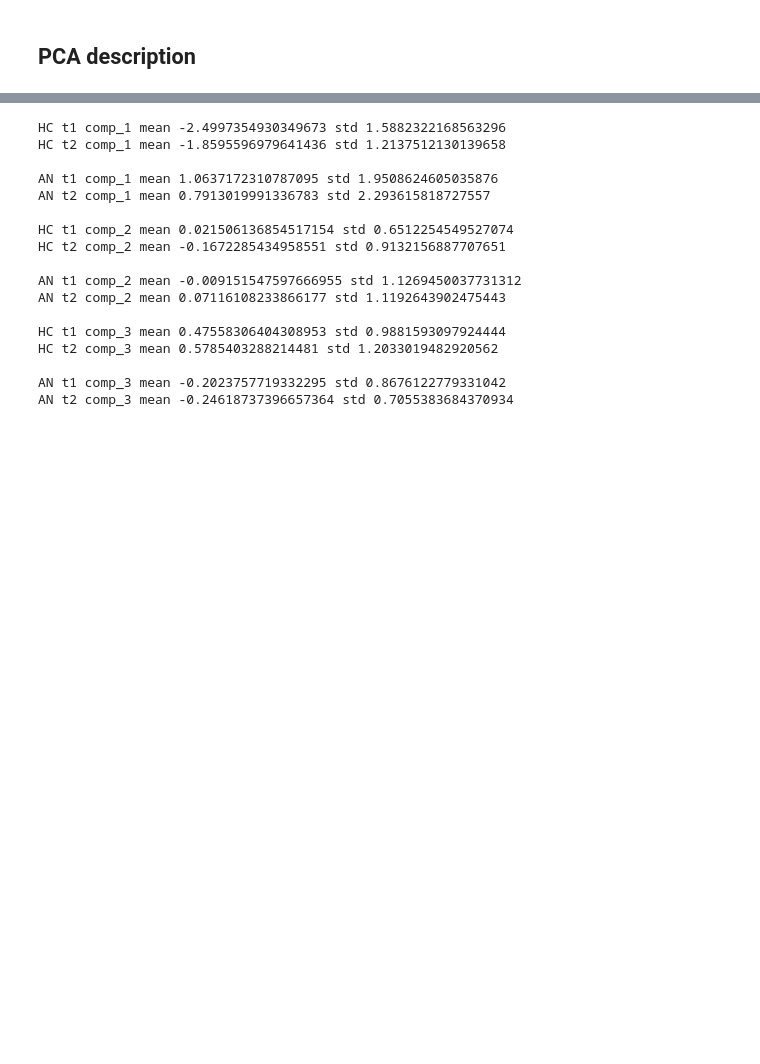
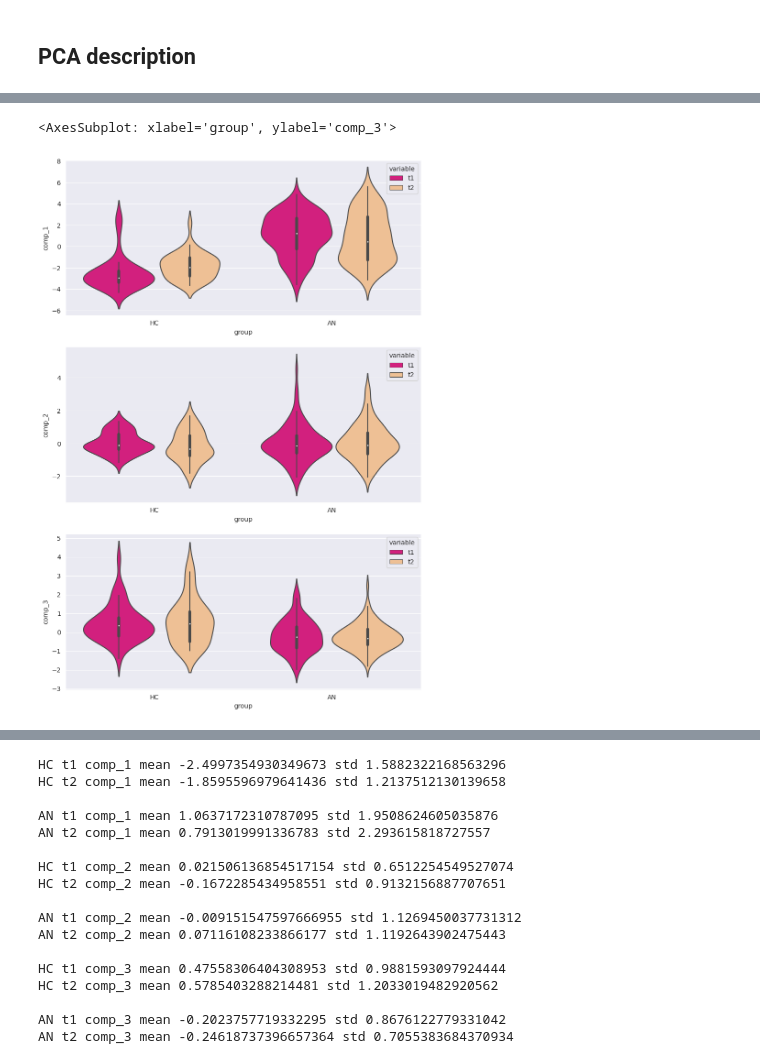
Before and after one commit to WMDA/BB_data, a Jupyter notebook: BB_data/analysis_scripts/data_exploration.ipynb, the cells around one changed output, grey strips where cells are left out. Saved outputs shown, nothing was run; the diff lists cells and outputs as text; code cells hidden in the pictures; blank space fills up the shorter version.

```diff
--- a/BB_data/analysis_scripts/data_exploration.ipynb
+++ b/BB_data/analysis_scripts/data_exploration.ipynb
@@ -144,3 +162,11 @@ sns.stripplot(x="group", y="comp_3_t2", data=pca_df, color=".15", ax=ax[2][1])
+# %%
+fig,ax = plt.subplots(3,1, figsize=(10,15))
+sns.violinplot(x='group', y='comp_1', hue='variable', data=df_comp_1,  palette='Accent_r', ax=ax[0])
+sns.violinplot(x='group', y='comp_2', hue='variable', data=df_comp_2,  palette='Accent_r', ax=ax[1])
+sns.violinplot(x='group', y='comp_3', hue='variable', data=df_comp_3,  palette='Accent_r', ax=ax[2])
+# %% [output]
+<AxesSubplot: xlabel='group', ylabel='comp_3'>
+[figure, added]
 # %%
 for component in comp:
     sns.lmplot(x=f'{component}_t1', y=f'{component}_t2', hue='group', data=pca_df)
```
Also changed, not shown: parts of 6 cells of this notebook.
